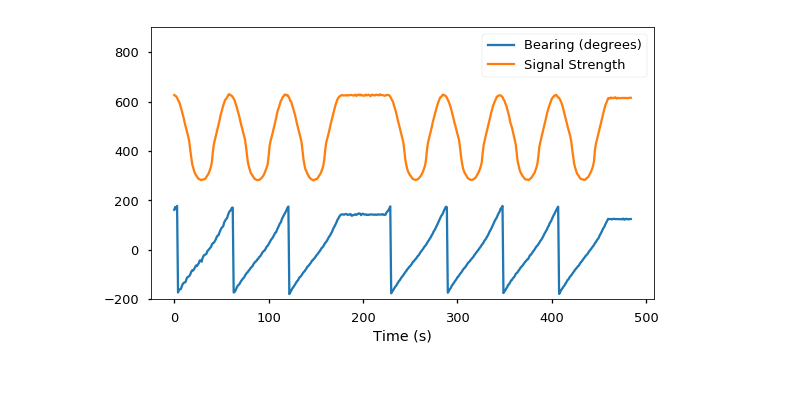
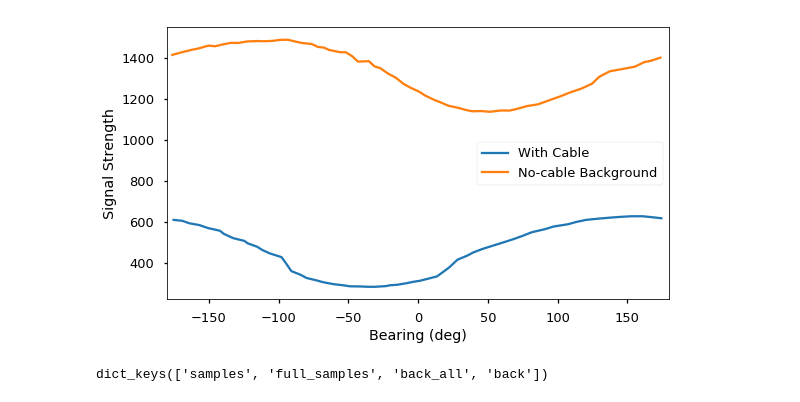
Before and after one commit to robdmc/braket_cable_angle, a Jupyter notebook: curve_shape/paper_figures.ipynb, the cells around one changed output. Drawn from its saved outputs; the diff is of its cells as text; code cells hidden in the pictures.

```diff
--- a/curve_shape/paper_figures.ipynb
+++ b/curve_shape/paper_figures.ipynb
@@ -30,3 +30,23 @@ warnings.filterwarnings("ignore")
 # %%
 %opts Curve Scatter [width=700, height=400]
 %opts Overlay [legend_position='top', show_grid=True]
+# %%
+x = np.linspace(0, 4 * np.pi, 1000)
+xa = 180 * x / np.pi
+yc = np.sin(x)
+yb = .25 * np.sin(x - 3 * np.pi / 4)
+ym = yc + yb
+
+ax = ezr.figure(style='seaborn-talk', grid=True)
+ax.plot(xa, yc, label='Cable Signal')
+ax.plot(xa, yb, label='Background Signal')
+ax.plot(xa, ym, label='Measured Signal')
+ax.legend(loc='best')
+ax.set_xlim(0, 720)
+ax.set_ylim(-1.5, 1.8)
+pl.xlabel('Bearing')
+pl.ylabel('Signal Strength')
+
+file_name = 'sigs_vs_bearing.pdf'
+pl.figure(ax.figure.number)
+pl.savefig(file_name)
@@ -161,12 +204,25 @@ df.head()
 # %%
+res = get_las_objects(p_set1)
+dfs = res['samples'][0].df
+dfb =  res['back'].df
+
 ax = ezr.figure(style='seaborn-talk', grid=False)
-ax.plot(df.time, df.bearing, label='Bearing (degrees)')
-ax.plot(df.time, df.signal, label='Signal Strength')
-ax.set_ylim(-200, 900)
+ax.plot()
+ax.plot(dfs.bearing, dfs.signal, label='With Cable')
+ax.plot(dfb.bearing, dfb.signal, label='No-cable Background')
+
+# ax.plot(df.time, df.signal, label='Signal Strength')
+# ax.set_ylim(-200, 900)
 pl.legend(loc='best')
-pl.xlabel('Time (s)')
+pl.xlabel('Bearing (deg)')
+pl.ylabel('Signal Strength')
+ax.set_xlim(-180, 180)
 pl.figure(ax.figure.number)
-pl.savefig('sample_time_trace.pdf')
+pl.savefig('sample_bearing_trace.pdf')
 _;
 # %% [output]
-[figure, old version]
+[figure, new version]
+# %%
+res.keys()
+# %% [output]
+dict_keys(['samples', 'full_samples', 'back_all', 'back'])
```
Also changed, not shown: parts of 4 cells of this notebook, 1 other file.
